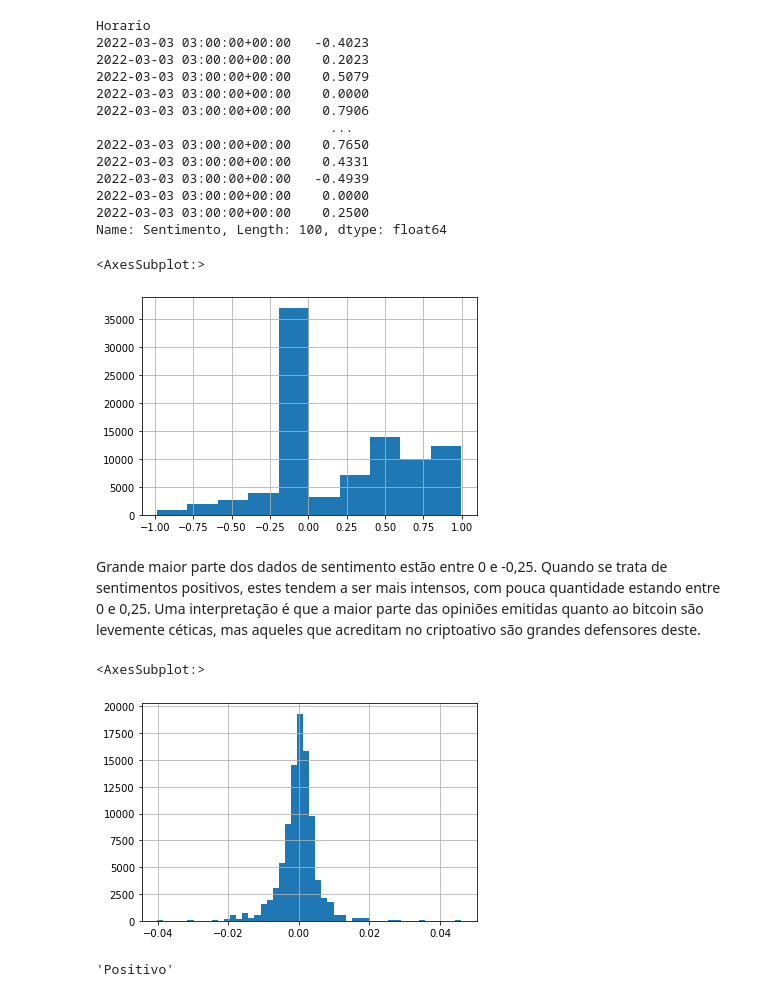
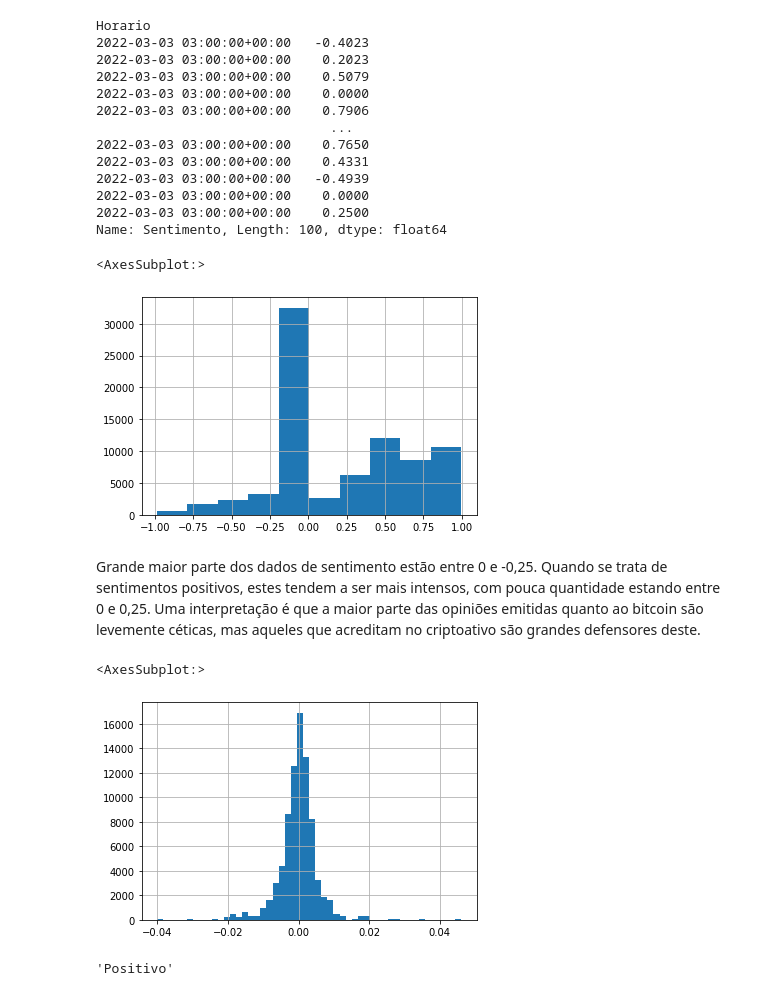
Before and after one commit to thcoelho/Social_Media_And_Financial_Markets, a Jupyter notebook: Analise_Exploratoria.ipynb, the cells around one changed output. Drawn from its saved outputs; the diff is of its cells as text; code cells hidden in the pictures.

```diff
--- a/Analise_Exploratoria.ipynb
+++ b/Analise_Exploratoria.ipynb
@@ -113,18 +113,18 @@ Horario
 Name: Sentimento, Length: 100, dtype: float64
 # %%
 # Distribuição de valores de sentimento
-Dados["Sentimento"].hist(bins=10)
+Marco["Sentimento"].hist(bins=10)
 # %% [output]
 <AxesSubplot:>
-[figure, old version]
+[figure, new version]
 # %% [markdown]
 Grande maior parte dos dados de sentimento estão entre 0 e -0,25. Quando se trata de sentimentos positivos, estes tendem a ser mais intensos, com pouca quantidade estando entre 0 e 0,25. Uma interpretação é que a maior parte das opiniões emitidas quanto ao bitcoin são levemente céticas, mas aqueles que acreditam no criptoativo são grandes defensores deste.
 # %%
 # Histograma dos retornos (%) - Distribuição normal(?)
-Dados["Retornos"].hist(bins=50)
+Marco["Retornos"].hist(bins=50)
 # %% [output]
 <AxesSubplot:>
-[figure, old version]
+[figure, new version]
 # %%
 # Somar os valores de sentimento para uma hora, a fim de se obter o sentimento geral.
 # Se o total >0, então o sentimento naquela hora foi positivo, se não, foi negativo
```
Also changed, not shown: parts of 5 cells of this notebook, 1 other file.
